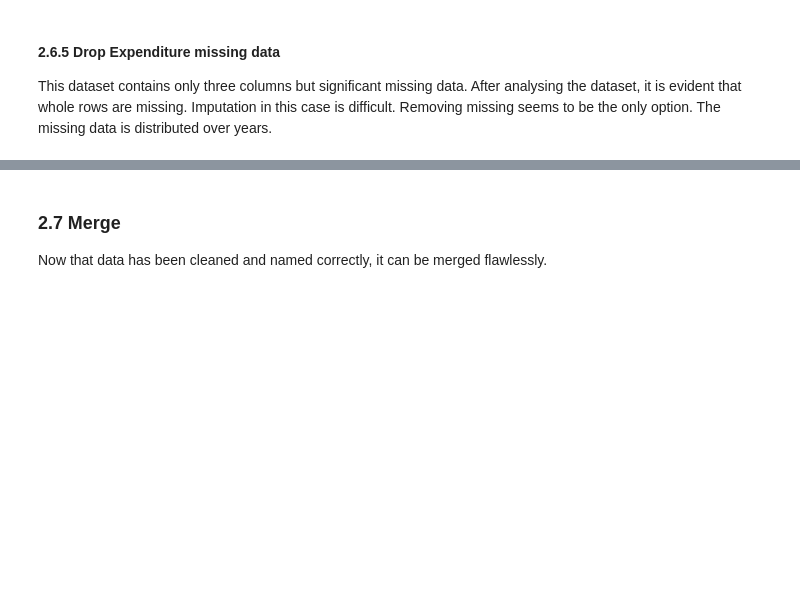
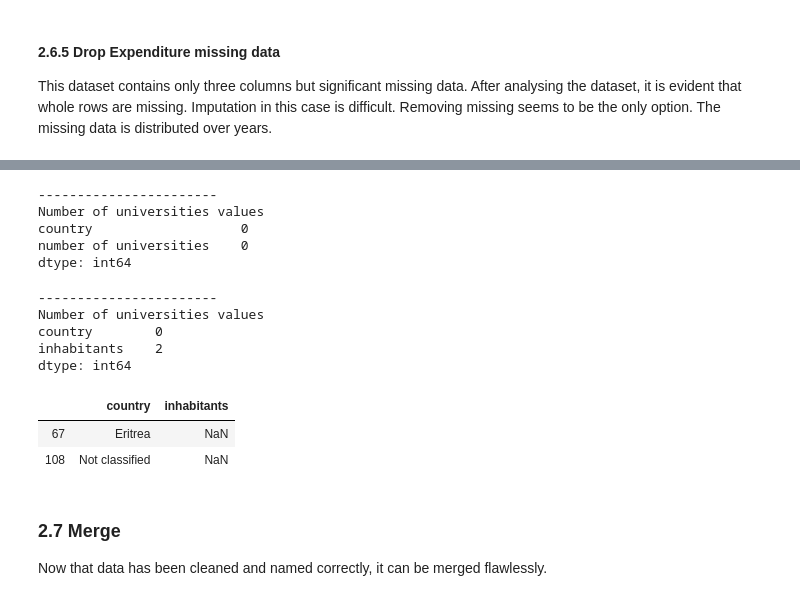
Before and after one commit to AjayvirS/uni-ranking, a Jupyter notebook: EX3_final.ipynb, the cells around one changed output, grey strips where cells are left out. Drawn from its saved outputs; the diff is of its cells as text; code cells hidden in the pictures; blank space fills up the shorter version.

Commit message:
added missing values analysis for nbupc and inh

```diff
--- a/EX3_final.ipynb
+++ b/EX3_final.ipynb
@@ -462,6 +464,36 @@ dtype: int64
 (4, 3)
 (4, 3)
 (199, 3)
+# %%
+print('-----------------------')
+#check missing values in number of universities data
+print('Number of universities values')
+print(nbupc.isnull().sum())
+# %% [output]
+-----------------------
+Number of universities values
+country                   0
+number of universities    0
+dtype: int64
+# %%
+print('-----------------------')
+#check missing values in number of inhabitants data
+print('Number of universities values')
+print(inh.isnull().sum())
+
+display(inh[inh["inhabitants"].isnull()])
+# it seems that we can safely remove those rows
+
+inh.dropna(inplace=True)
+# %% [output]
+-----------------------
+Number of universities values
+country        0
+inhabitants    2
+dtype: int64
+|  | country | inhabitants |
+| 67 | Eritrea | NaN |
+| 108 | Not classified | NaN |
 # %% [markdown]
 ### 2.7 Merge
 Now that data has been cleaned and named correctly, it can be merged flawlessly.
```
Also changed, not shown: parts of 26 cells of this notebook.
